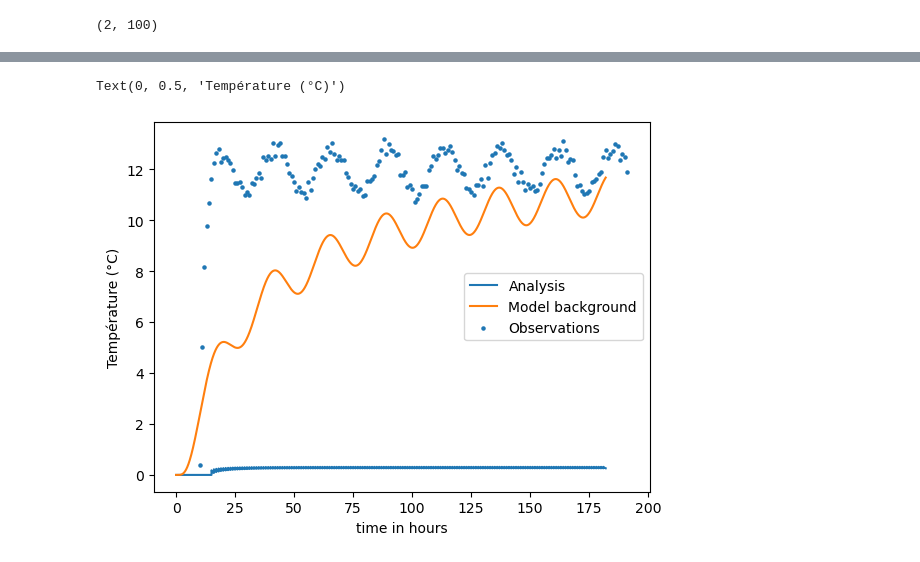
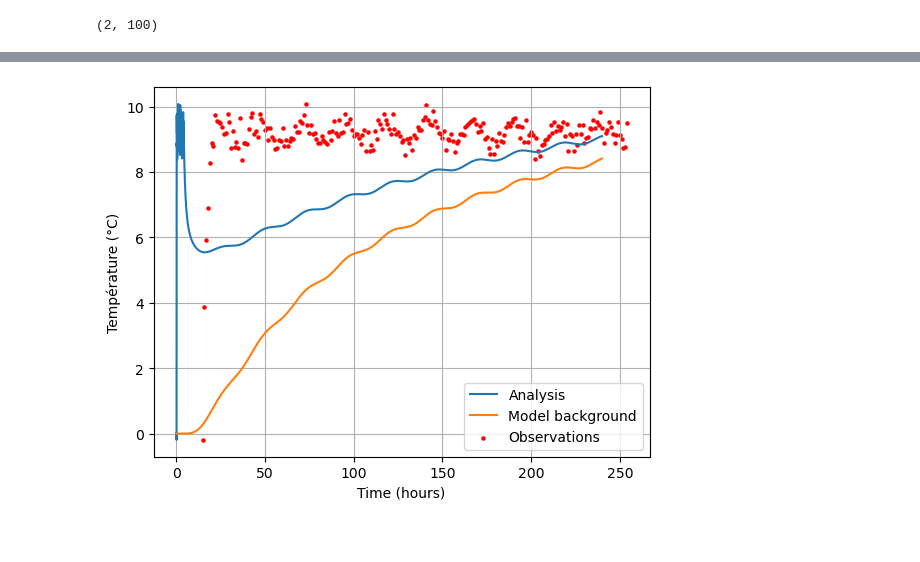
Before and after one commit to brune-RS/M2-Projet-numerique--Finite-difference--Data-assimilation-, a Jupyter notebook: generate_obs+3Dvar.ipynb, the cells around one changed output, grey strips where cells are left out. Drawn from its saved outputs; the diff is of its cells as text; code cells hidden in the pictures.

```diff
--- a/generate_obs+3Dvar.ipynb
+++ b/generate_obs+3Dvar.ipynb
@@ -100,14 +99,0 @@ Fonctionne pas .... quel est le pb ???
-# %%
-l = np.zeros((Nt,Nx))   # stocke résultats du modèle d'origine
-l[0,:]=gauss(xx, mu, s)#initi
-l[:,0]=temp_cycle(tt,dt)
-d=l[it,:]
-
-for it in range(0,Nt-1):
-  # d=l[it,:]#champ de température au temps t
-   l[it+1,:] = euler_f_assim(l[it,:],dt,dx,K)
-
-
-plt.plot(tt[:],l[:,2],label='Model')#2cm depth
-plt.plot(tt[:],l[:,5],label='Model')#5cm depth
-plt.plot(tt[:],l[:,10],label='Model')#10cm depth
@@ -117,6 +114,5 @@ plt.plot(tt[:],l[:,10],label='Model')#10cm depth
 # %%
-
-
+#DATA ASSIMILATION
 #_________________________________
 
 xb_save = np.zeros((Nt,Nx))   # stocke résultats du modèle d'origine
@@ -129,34 +125,40 @@ xb_save[:,0]=temp_cycle(tt,dt)# valeur au pas de temps 0   #backgroud
 xb=xb_save[0,:]
 for it in range(Nt-1):
 
-
 #FORECAST
     #champ de température au temps t   background
-    xb=euler_f_assim(xb,dt,dx,K)# prévision à t+1 en faisant tourner le modèle
-#si H est changé à chaque pas de temps faire qqch
+    xb=euler_f_assim(xb,dt,dx,K,it)# prévision à t+1 en faisant tourner le modèle
 
+#ANALYSE
     iobs=0
-    if tt[it] in tt_obs_10cm : #ANALYSE
-        yo=yobs[:,iobs]
-        res = so.minimize(CostFunction,xb,args=(xb,yo,Pmat,Robs,hobs),  # minimize pour le paramètre xin
+    if it in tt_obs_10cm:
+
+        iit = np.argwhere(tt_obs_10cm==it)[0][0]
+        yo = np.array([yobs5[iit], yobs10[iit]])
+        res = so.minimize(CostFunction,xb,args=(xb,yo,Pmat,Robs,hobs),  # minimize pour le paramètre xin  avec Cost function 3D VAR
                    method='Powell',
                    options={'maxiter': 30})
         xb=res['x']
         #Pmat= nb
         iobs=+1
 
-        #xa_save[iobs,:] = xb
+
     x_save[it+1,:] = xb
-        #Var_save[:,it+1] = np.diag(Pmat)
 # %%
 plt.plot(tt,x_save[:,5],label='Analysis')
-plt.scatter(tt_obs_5cm,mes_5cm,marker='o',s=5,label='Observations')
+plt.scatter(tt_obs_5cm,mes_5cm,marker='o',s=5,color='r',label='Observations')
 plt.plot(tt,Tf[:,5],label='Model background')
 plt.legend()
-plt.xlabel('time in hours')
+plt.xlabel('Time (hours)')
 plt.ylabel('Température (°C)')
+plt.grid()
-# %% [output]
-Text(0, 0.5, 'Température (°C)')
-[figure, removed]
 # %%
-euler
+plt.plot(tt,x_save[:,10],label='Analysis')
+plt.scatter(tt_obs_10cm,mes_10cm,marker='o',s=5,color='r',label='Observations')
+plt.plot(tt,Tf[:,10],label='Model background')
+plt.legend()
+plt.xlabel('Time (hours)')
+plt.ylabel('Température (°C)')
+plt.grid()
+# %% [output]
+[figure, added]
```
Also changed, not shown: parts of 7 cells of this notebook.
